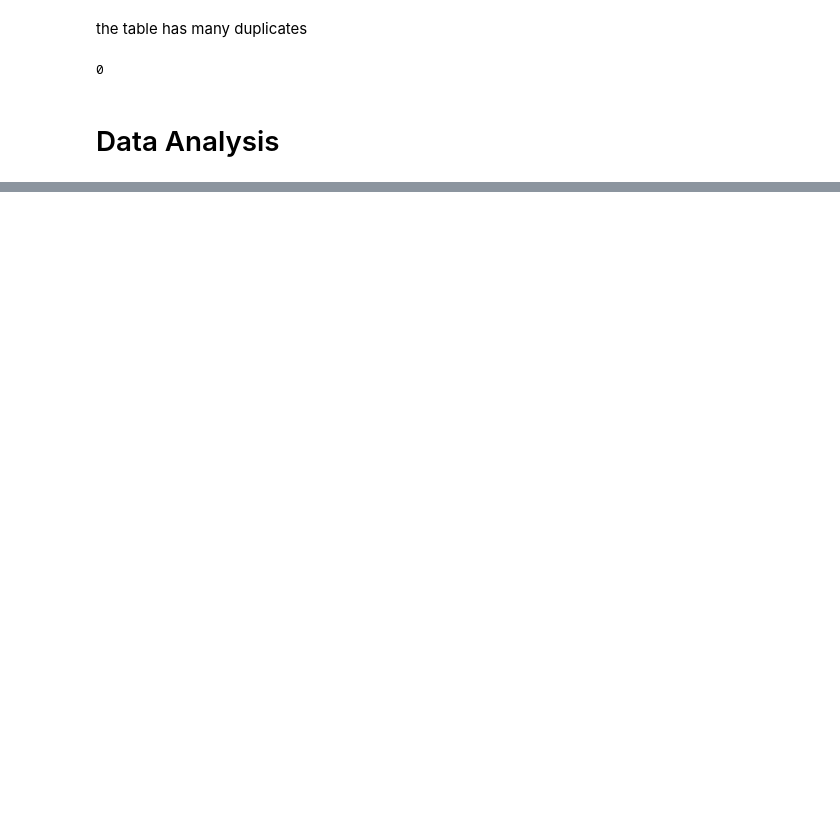
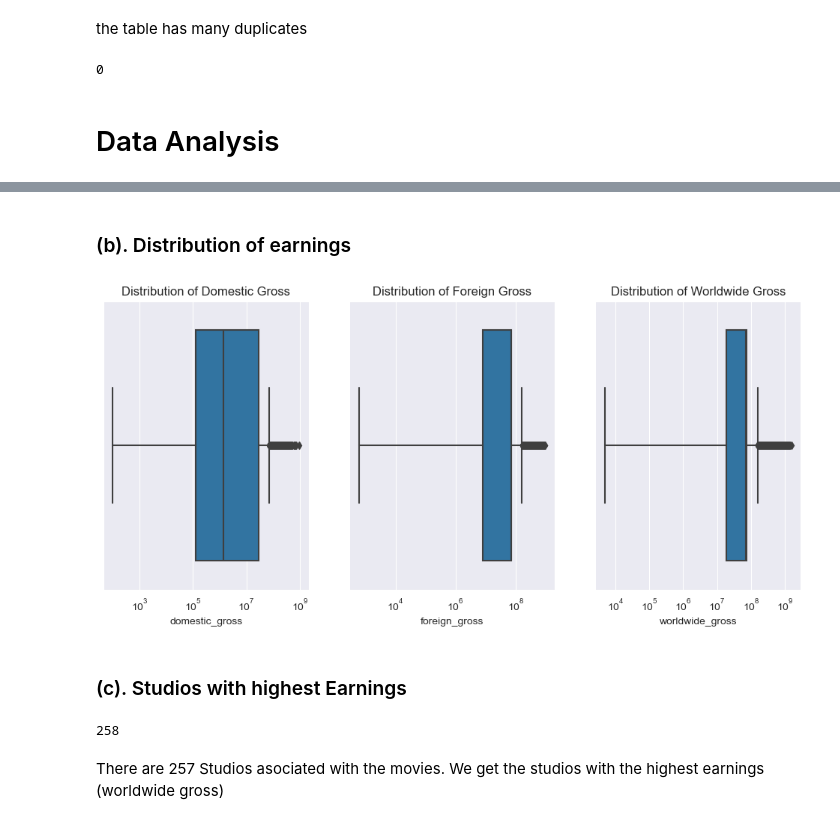
Before and after one commit to ericks-on/EDA-Film-industry, a Jupyter notebook: index.ipynb, the cells around one changed output, grey strips where cells are left out. Cells and saved outputs as stored; diff of their text form; code cells hidden in the pictures; blank space fills up the shorter version.

Commit message:
finished data prep and  started data analysis

```diff
--- a/index.ipynb
+++ b/index.ipynb
@@ -210,8 +210,13 @@ we start by defining a helper function
 # %%
 def fill_foreign_gross(row):
     """function to fill the foreign gross column"""
-    if row.title in new_foreign_gross.title:
-        row.foreign_gross = new_foreign_gross.foreign_gross
+    if row.title in list(new_foreign_gross.title):
+        row.foreign_gross = float(
+            new_foreign_gross.loc[
+                new_foreign_gross.title == row.title,
+                'foreign_gross'
+            ].values[0]
+        )
     return row
 # %% [markdown]
 filling the values
@@ -249,0 +257,7 @@ bom_df.foreign_gross.isna().sum()
+# %%
+# create new column for worldwide gross
+bom_df['worldwide_gross'] = (
+    bom_df.foreign_gross + bom_df.domestic_gross
+)
+
+bom_df.columns
@@ -312,0 +334,4 @@ memory usage: 132.4+ KB
+# %%
+bom_df.studio.fillna('missing', inplace=True)
+
+bom_df.studio.isna().sum()
@@ -627,0 +761,54 @@ writers.duplicated().sum()
+# %% [markdown]
+### (b). Distribution of earnings
+# %%
+# creating the figure and axes
+fig, axes = plt.subplots(ncols=3, figsize=(12, 5))
+
+# set the style
+sns.set_style('darkgrid')
+
+# plot distribution for domestic gross
+sns.boxplot(
+    data=bom_df,
+    x='domestic_gross',
+    ax=axes[0]
+)
+
+
+
+# plot distribution for foreign gross
+sns.boxplot(
+    data=bom_df,
+    x='foreign_gross',
+    ax=axes[1]
+)
+
+
+
+# plot distribution for worldwide gross
+sns.boxplot(
+    data=bom_df,
+    x='worldwide_gross',
+    ax=axes[2]
+)
+
+# setting scale to log
+axes[0].set_xscale('log')
+axes[1].set_xscale('log')
+axes[2].set_xscale('log')
+
+
+# Labelling
+axes[0].set_title('Distribution of Domestic Gross')
+axes[1].set_title('Distribution of Foreign Gross')
+axes[2].set_title('Distribution of Worldwide Gross');
+# %% [output]
+[figure, added]
+# %% [markdown]
+### (c). Studios with highest Earnings
+# %%
+len(bom_df.studio.value_counts())
+# %% [output]
+258
+# %% [markdown]
+There are 257 Studios asociated with the movies. We get the studios with the highest earnings (worldwide gross)
```
Also changed, not shown: parts of 46 cells of this notebook.
